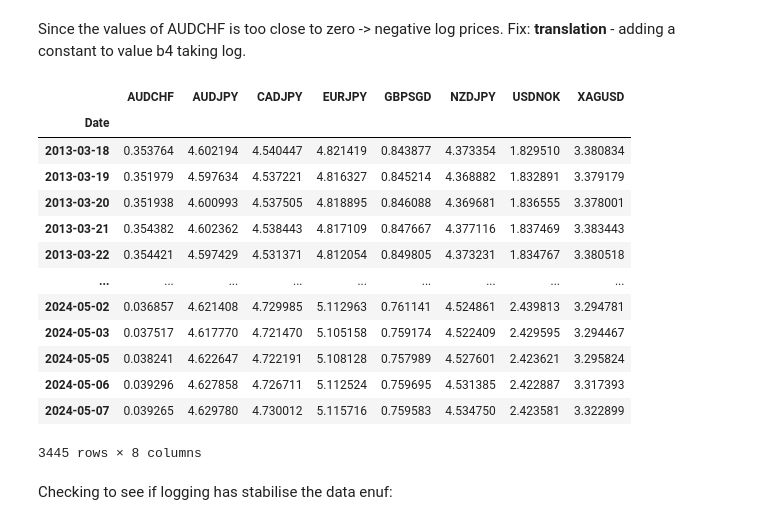
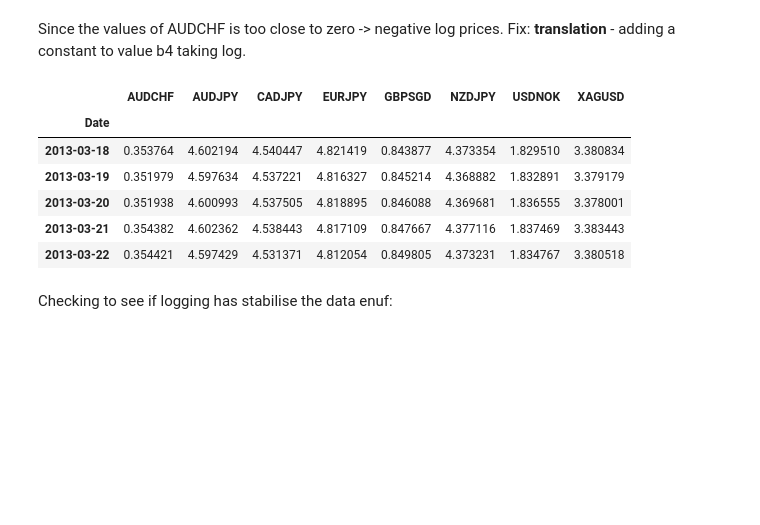
Before and after one commit to kellyle404/backtest_overfit, a Jupyter notebook: 🍀🌸🌿BACKTEST_OVERFITTING_CODES.ipynb, the cells around one changed output. Saved outputs shown, nothing was run; the diff lists cells and outputs as text; code cells hidden in the pictures; blank space fills up the shorter version.

```diff
--- a/🍀🌸🌿BACKTEST_OVERFITTING_CODES.ipynb
+++ b/🍀🌸🌿BACKTEST_OVERFITTING_CODES.ipynb
@@ -184,22 +216,15 @@ Since the values of AUDCHF is too close to zero -> negative log prices. Fix: **t
 # %%
 a = 1 - np.min(forex_daily)
 forex_daily_log = np.log(forex_daily + a)
-forex_daily_log
+forex_daily_log.head()
 # %% [output]
 |  | AUDCHF | AUDJPY | CADJPY | EURJPY | GBPSGD | NZDJPY | USDNOK | XAGUSD |
 | Date |  |  |  |  |  |  |  |  |
 | 2013-03-18 | 0.353764 | 4.602194 | 4.540447 | 4.821419 | 0.843877 | 4.373354 | 1.829510 | 3.380834 |
 | 2013-03-19 | 0.351979 | 4.597634 | 4.537221 | 4.816327 | 0.845214 | 4.368882 | 1.832891 | 3.379179 |
 | 2013-03-20 | 0.351938 | 4.600993 | 4.537505 | 4.818895 | 0.846088 | 4.369681 | 1.836555 | 3.378001 |
 | 2013-03-21 | 0.354382 | 4.602362 | 4.538443 | 4.817109 | 0.847667 | 4.377116 | 1.837469 | 3.383443 |
 | 2013-03-22 | 0.354421 | 4.597429 | 4.531371 | 4.812054 | 0.849805 | 4.373231 | 1.834767 | 3.380518 |
-| ... | ... | ... | ... | ... | ... | ... | ... | ... |
-| 2024-05-02 | 0.036857 | 4.621408 | 4.729985 | 5.112963 | 0.761141 | 4.524861 | 2.439813 | 3.294781 |
-| 2024-05-03 | 0.037517 | 4.617770 | 4.721470 | 5.105158 | 0.759174 | 4.522409 | 2.429595 | 3.294467 |
-| 2024-05-05 | 0.038241 | 4.622647 | 4.722191 | 5.108128 | 0.757989 | 4.527601 | 2.423621 | 3.295824 |
-| 2024-05-06 | 0.039296 | 4.627858 | 4.726711 | 5.112524 | 0.759695 | 4.531385 | 2.422887 | 3.317393 |
-| 2024-05-07 | 0.039265 | 4.629780 | 4.730012 | 5.115716 | 0.759583 | 4.534750 | 2.423581 | 3.322899 |
-3445 rows × 8 columns
 # %% [markdown]
 Checking to see if logging has stabilise the data enuf:
 # %%
```
Also changed, not shown: parts of 76 cells of this notebook, 1 other file.
